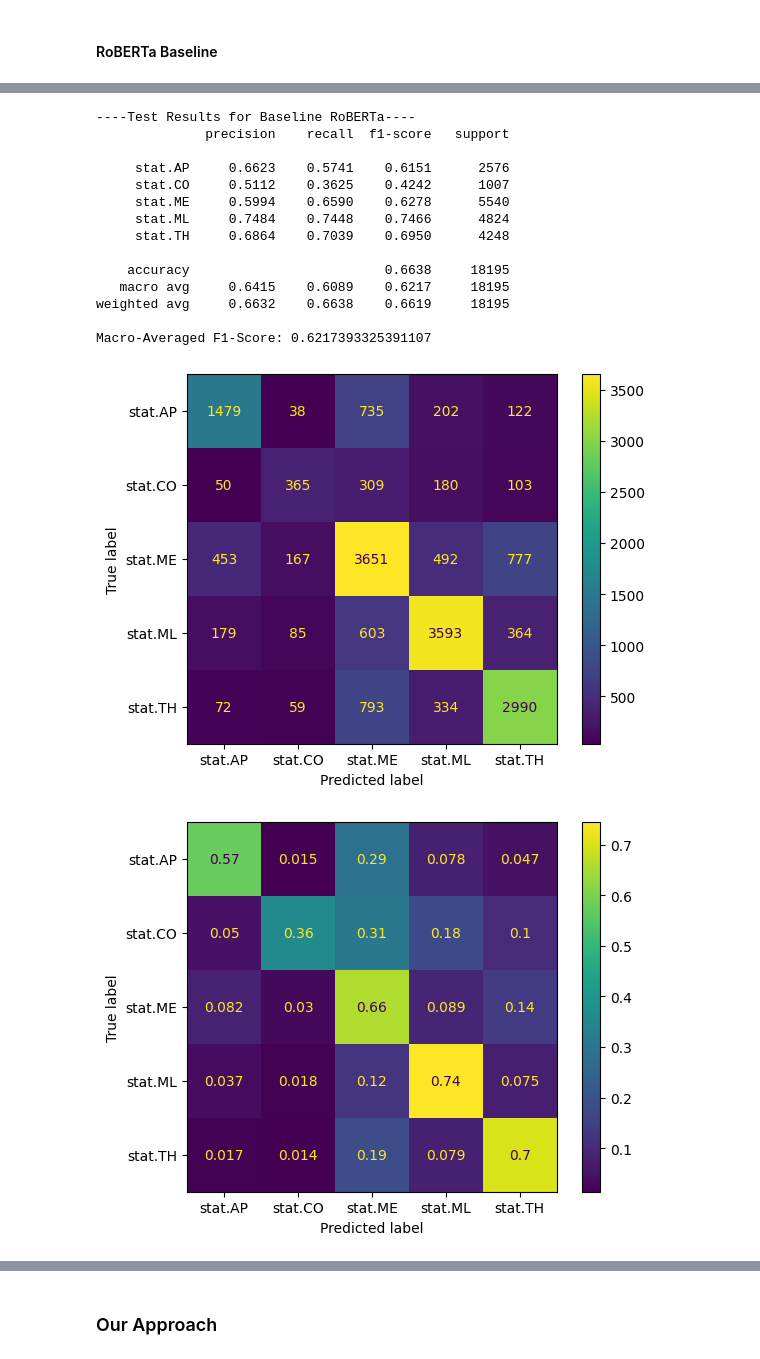
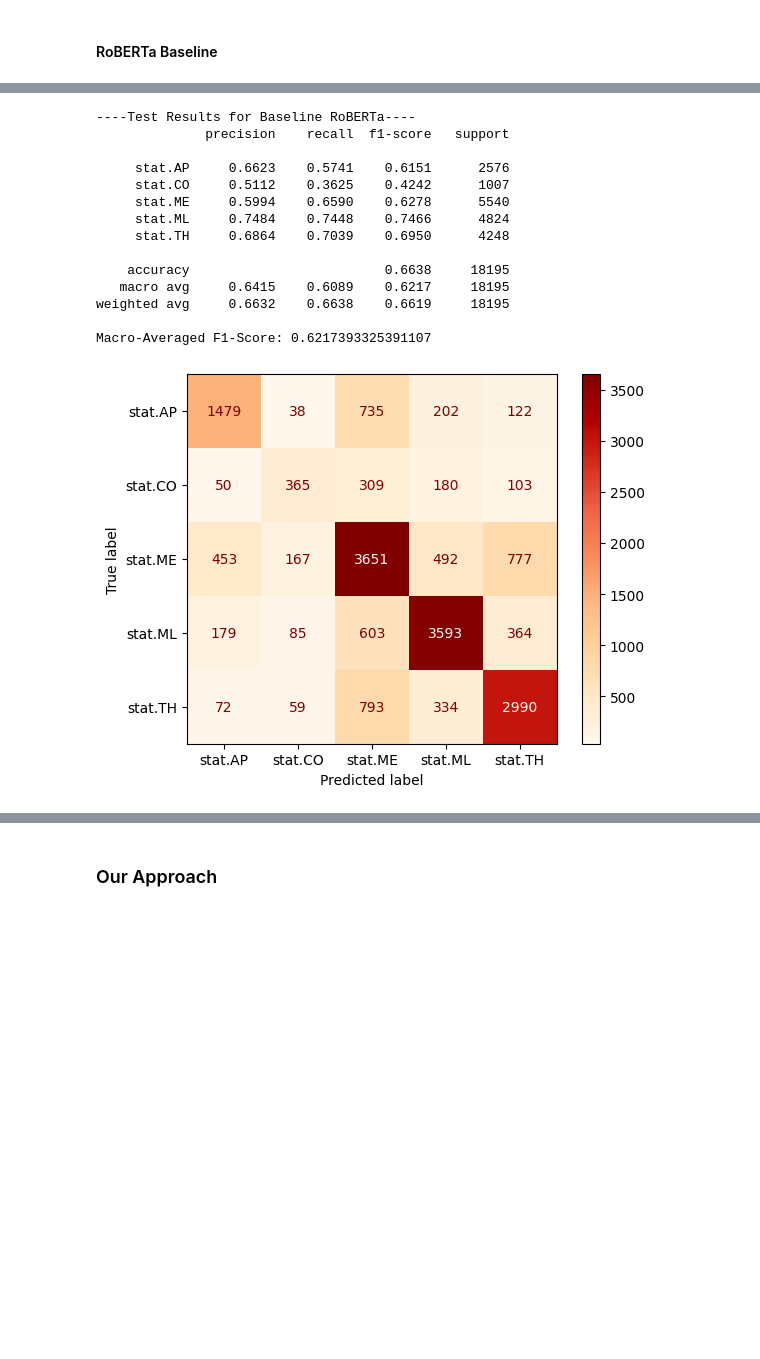
Before and after one commit to ehan03/arxiv-stat-nlp, a Jupyter notebook: notebooks/full_pipeline.ipynb, the cells around one changed output, grey strips where cells are left out. Drawn from its saved outputs; the diff is of its cells as text; code cells hidden in the pictures; blank space fills up the shorter version.

Commit message:
cmap change + added figures

```diff
--- a/notebooks/full_pipeline.ipynb
+++ b/notebooks/full_pipeline.ipynb
@@ -614,7 +607,5 @@ print("----Test Results for Baseline RoBERTa----")
 print(classification_report(y_test, y_pred, digits=4))
 print(f"Macro-Averaged F1-Score: {f1_score(y_test, y_pred, average='macro')}")
 
-disp1 = ConfusionMatrixDisplay.from_predictions(y_test, y_pred)
-disp2 = ConfusionMatrixDisplay.from_predictions(y_test, y_pred, normalize="true")
-disp3 = ConfusionMatrixDisplay.from_predictions(y_test, y_pred, normalize="pred")
+disp1 = ConfusionMatrixDisplay.from_predictions(y_test, y_pred, cmap="OrRd")
 # %% [output]
@@ -622,17 +613,16 @@ Some weights of RobertaForSequenceClassification were not initialized from the m
 You should probably TRAIN this model on a down-stream task to be able to use it for predictions and inference.
 ----Test Results for Baseline RoBERTa----
               precision    recall  f1-score   support
 
      stat.AP     0.6623    0.5741    0.6151      2576
      stat.CO     0.5112    0.3625    0.4242      1007
      stat.ME     0.5994    0.6590    0.6278      5540
      stat.ML     0.7484    0.7448    0.7466      4824
      stat.TH     0.6864    0.7039    0.6950      4248
 
     accuracy                         0.6638     18195
    macro avg     0.6415    0.6089    0.6217     18195
 weighted avg     0.6632    0.6638    0.6619     18195
 
 Macro-Averaged F1-Score: 0.6217393325391107
-[figure, old version]
+[figure, new version]
-[figure, removed]
```
Also changed, not shown: parts of 6 cells of this notebook, 4 other files.
